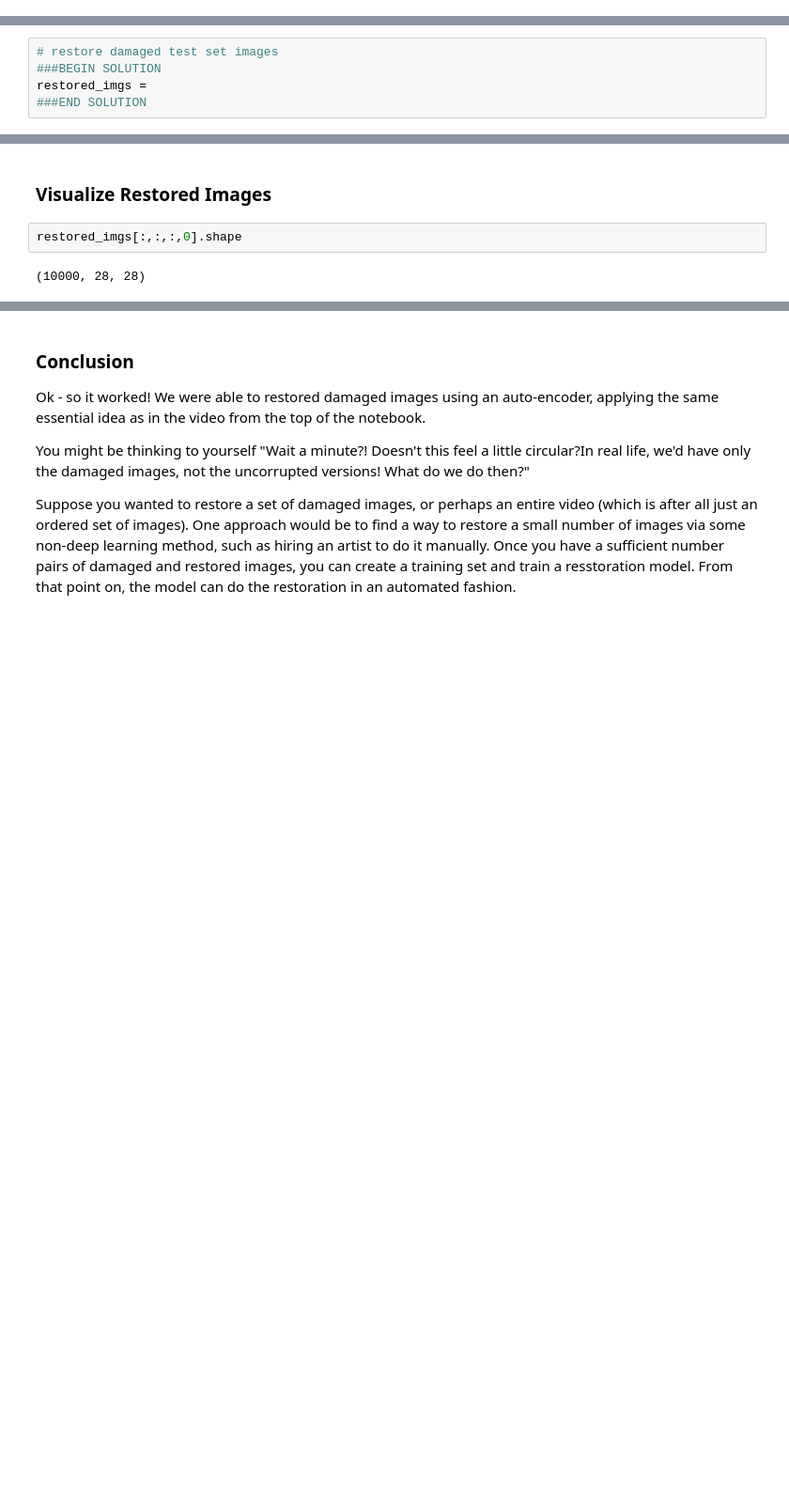
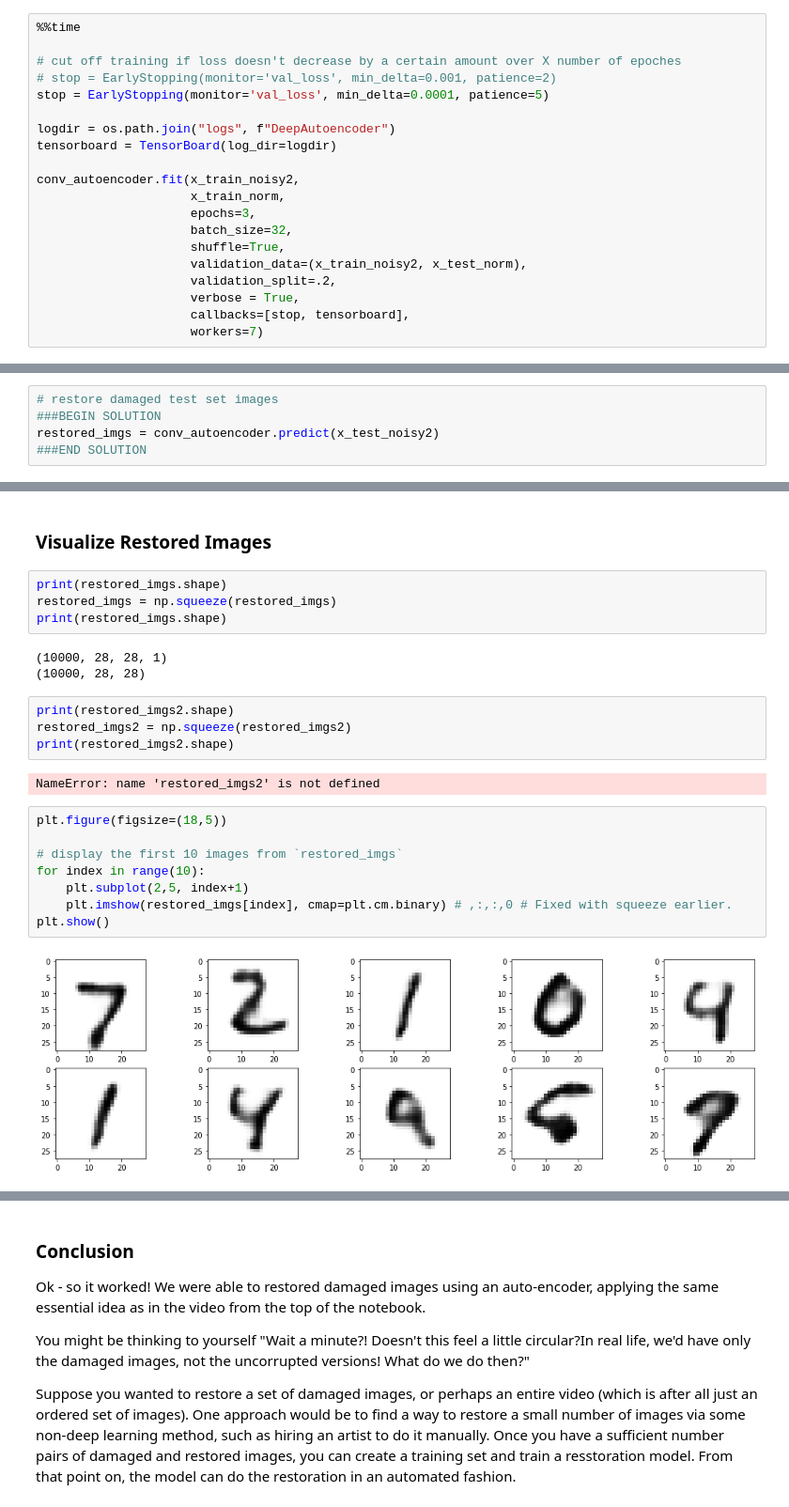
Before and after one commit to somersgreg-classwork/DS-Unit-4-Sprint-3-Deep-Learning, a Jupyter notebook: module3-autoencoders/DS_433_Autoencoders_Assignment.ipynb, the cells around one changed output, grey strips where cells are left out. Shown at 94% size. Cells and saved outputs as stored; diff of their text form; blank space fills up the shorter version.

```diff
--- a/module3-autoencoders/DS_433_Autoencoders_Assignment.ipynb
+++ b/module3-autoencoders/DS_433_Autoencoders_Assignment.ipynb
@@ -202,0 +383,20 @@ restore_model.summary()
+# %%
+%%time
+
+# cut off training if loss doesn't decrease by a certain amount over X number of epoches
+# stop = EarlyStopping(monitor='val_loss', min_delta=0.001, patience=2)
+stop = EarlyStopping(monitor='val_loss', min_delta=0.0001, patience=5)
+
+logdir = os.path.join("logs", f"DeepAutoencoder")
+tensorboard = TensorBoard(log_dir=logdir)
+
+conv_autoencoder.fit(x_train_noisy2,
+                     x_train_norm,
+                     epochs=3,
+                     batch_size=32,
+                     shuffle=True,
+                     validation_data=(x_train_noisy2, x_test_norm),
+                     validation_split=.2,
+                     verbose = True,
+                     callbacks=[stop, tensorboard],
+                     workers=7)
@@ -236,5 +438,5 @@ x_test_noisy.shape
 # %%
 # restore damaged test set images
 ###BEGIN SOLUTION
-restored_imgs =
+restored_imgs = conv_autoencoder.predict(x_test_noisy2)
 ###END SOLUTION
@@ -253,9 +468,28 @@ plt.show()
 # %% [markdown]
 ### Visualize Restored Images
-# %%
-restored_imgs[:,:,:,0].shape
-# %% [output]
-(10000, 28, 28)
+# %%
+print(restored_imgs.shape)
+restored_imgs = np.squeeze(restored_imgs)
+print(restored_imgs.shape)
+# %% [output]
+(10000, 28, 28, 1)
+(10000, 28, 28)
+# %%
+print(restored_imgs2.shape)
+restored_imgs2 = np.squeeze(restored_imgs2)
+print(restored_imgs2.shape)
+# %% [output]
+NameError: name 'restored_imgs2' is not defined
+# %%
+plt.figure(figsize=(18,5))
+
+# display the first 10 images from `restored_imgs`
+for index in range(10):
+    plt.subplot(2,5, index+1)
+    plt.imshow(restored_imgs[index], cmap=plt.cm.binary) # ,:,:,0 # Fixed with squeeze earlier.
+plt.show()
+# %% [output]
+[figure, added]
 # %%
 plt.figure(figsize=(18,5))
 
```
Also changed, not shown: parts of 33 cells of this notebook, 14 other files.
